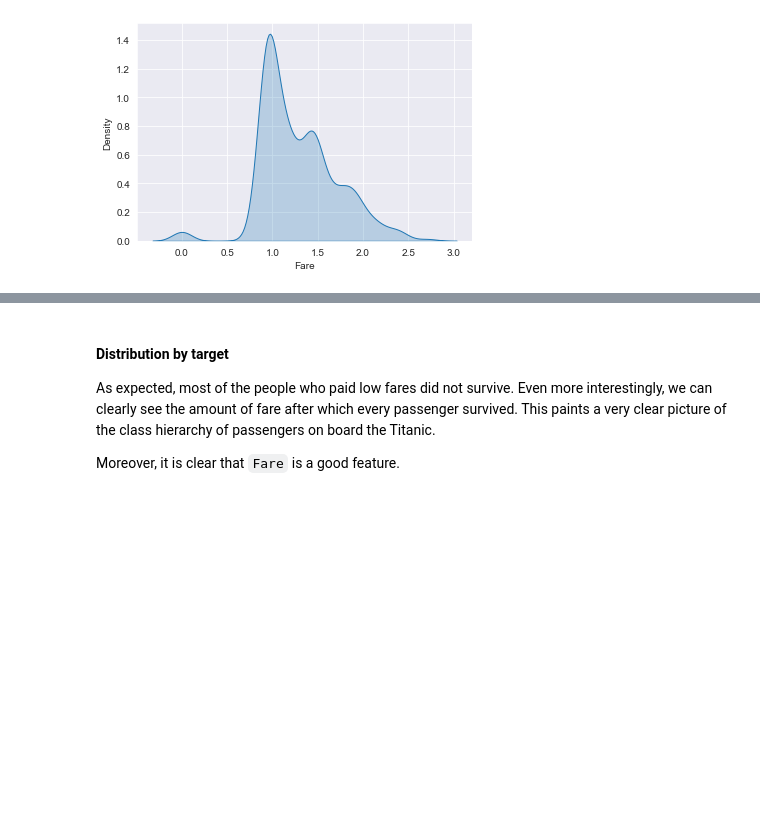
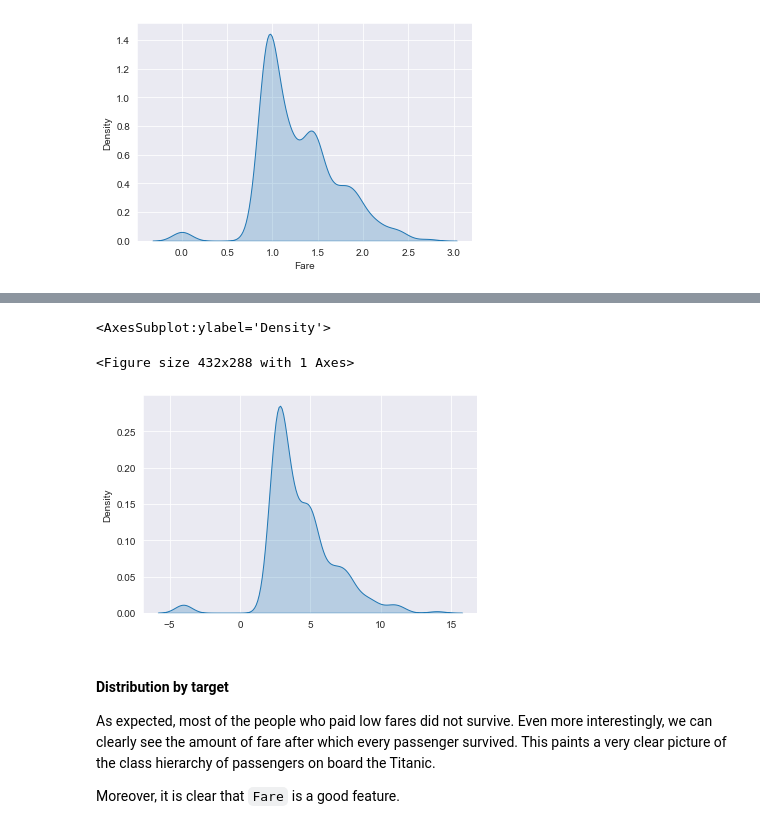
Before and after one commit to MalayAgr/Kaggle-Titanic, a Jupyter notebook: notebooks/eda.ipynb, the cells around one changed output, grey strips where cells are left out. Cells and saved outputs as stored; diff of their text form; code cells hidden in the pictures; blank space fills up the shorter version.

Commit message:
Add more transformations

```diff
--- a/notebooks/eda.ipynb
+++ b/notebooks/eda.ipynb
@@ -303,3 +326,16 @@ sns.kdeplot(x=np.log10(df["Fare"] + 1), fill=True)
+# %%
+# Boxcox transformation
+# Requires scipy
+# This might produce the best result
+from scipy.stats import boxcox
+
+
+transformed = boxcox(df["Fare"].values + 1e-5)[0]
+sns.kdeplot(x=transformed, fill=True)
+# %% [output]
+<AxesSubplot:ylabel='Density'>
+<Figure size 432x288 with 1 Axes>
+[figure, added]
 # %% [markdown]
 #### Distribution by target
 
```
Also changed, not shown: parts of 2 cells of this notebook.
